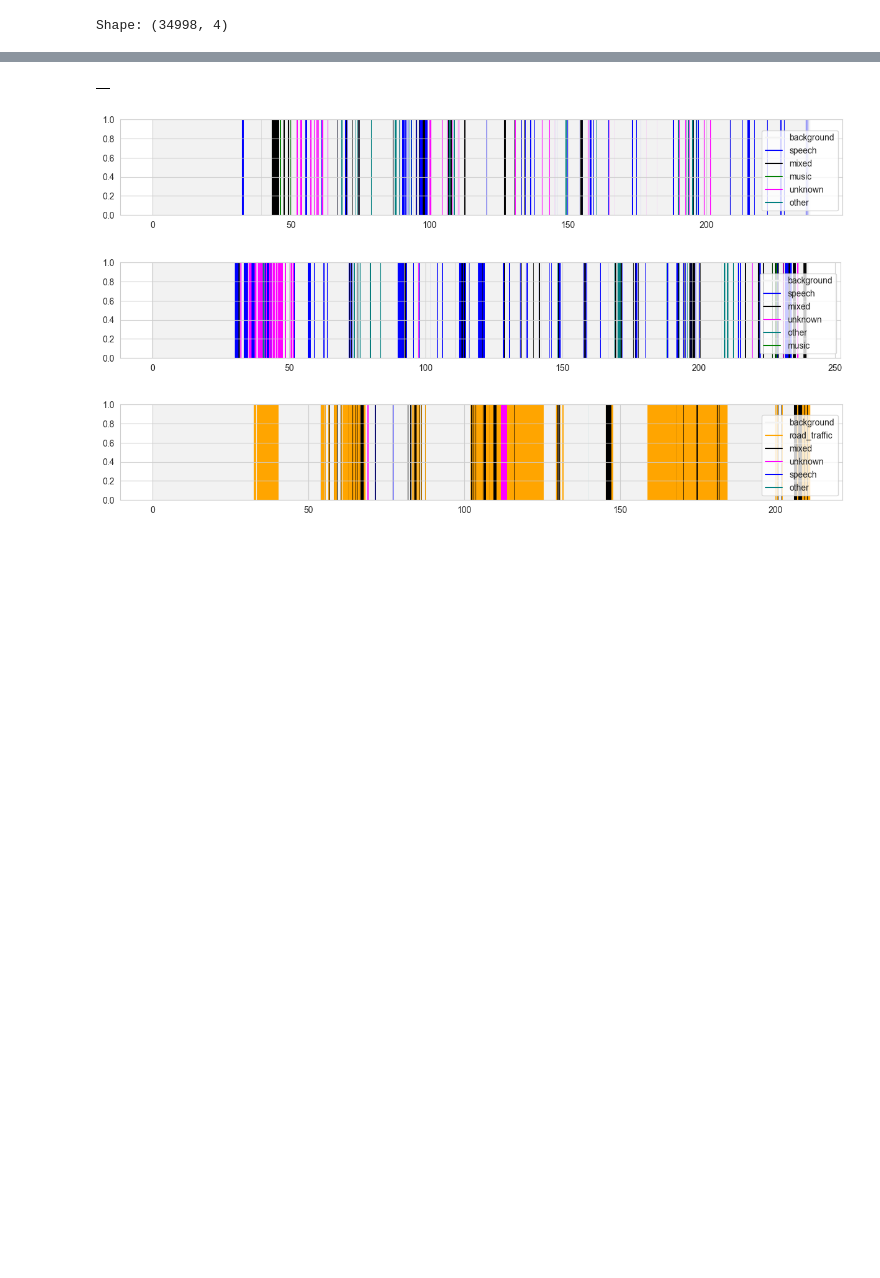
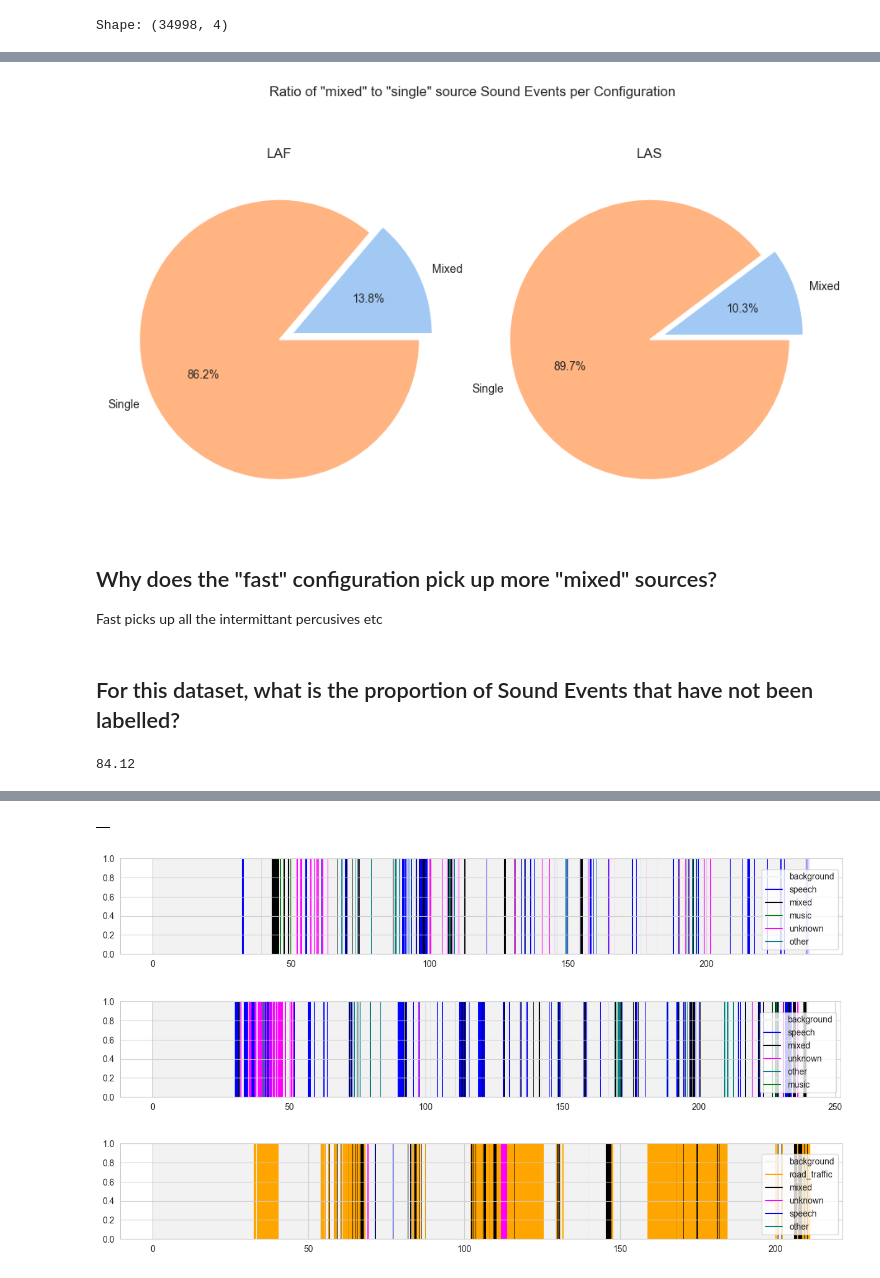
Before and after one commit to jonnor/dominant-sound, a Jupyter notebook: notebooks/Time_Dominance_EDA.ipynb, the cells around one changed output, grey strips where cells are left out. Drawn from its saved outputs; the diff is of its cells as text; code cells hidden in the pictures; blank space fills up the shorter version.

```diff
--- a/notebooks/Time_Dominance_EDA.ipynb
+++ b/notebooks/Time_Dominance_EDA.ipynb
@@ -214,0 +327,40 @@ plt.show()
+# %%
+colors = sns.color_palette('pastel')[0:2]
+fig = plt.figure(figsize=(9,6), constrained_layout=True)
+#1 row 2 columns
+fig.suptitle('Ratio of "mixed" to "single" source Sound Events per Configuration')
+explode=[0.1, 0]
+#first row, first column
+ax1 = plt.subplot2grid((1,2),(0,1))
+plt.pie([LAS_mixed, LAS_single], labels=['Mixed', 'Single'], autopct='%1.1f%%', colors=colors, explode=explode)
+plt.title('LAS')
+
+#first row sec column
+ax1 = plt.subplot2grid((1,2),(0,0))
+plt.pie([LAF_mixed, LAF_single], labels=['Mixed', 'Single'], autopct='%1.1f%%', colors=colors, explode=explode)
+plt.title('LAF')
+
+plt.show()
+# %% [output]
+[figure, added]
+# %% [markdown]
+## Why does the "fast" configuration pick up more "mixed" sources?
+
+Fast picks up all the intermittant percusives etc
+# %% [markdown]
+## For this dataset, what is the proportion of Sound Events that have not been labelled?
+# %%
+# keep "unknown" then roll up the rest of the labels into a "labelled" label
+
+LAF_events = LAF['label'].loc[(LAF['label'] != 'background')].value_counts(normalize=True).mul(100)
+LAF_unk = round(LAF_events.loc['unknown'], 2)
+LAF_knw = round((100-LAF_unk), 2)
+
+
+
+LAS_events = LAS['label'].loc[(LAS['label'] != 'background')].value_counts(normalize=True).mul(100)
+LAS_unk = round(LAS_events.loc['unknown'], 2)
+LAS_knw = round((100-LAS_unk), 2)
+LAS_knw
+# %% [output]
+84.12
```
Also changed, not shown: parts of 36 cells of this notebook.
